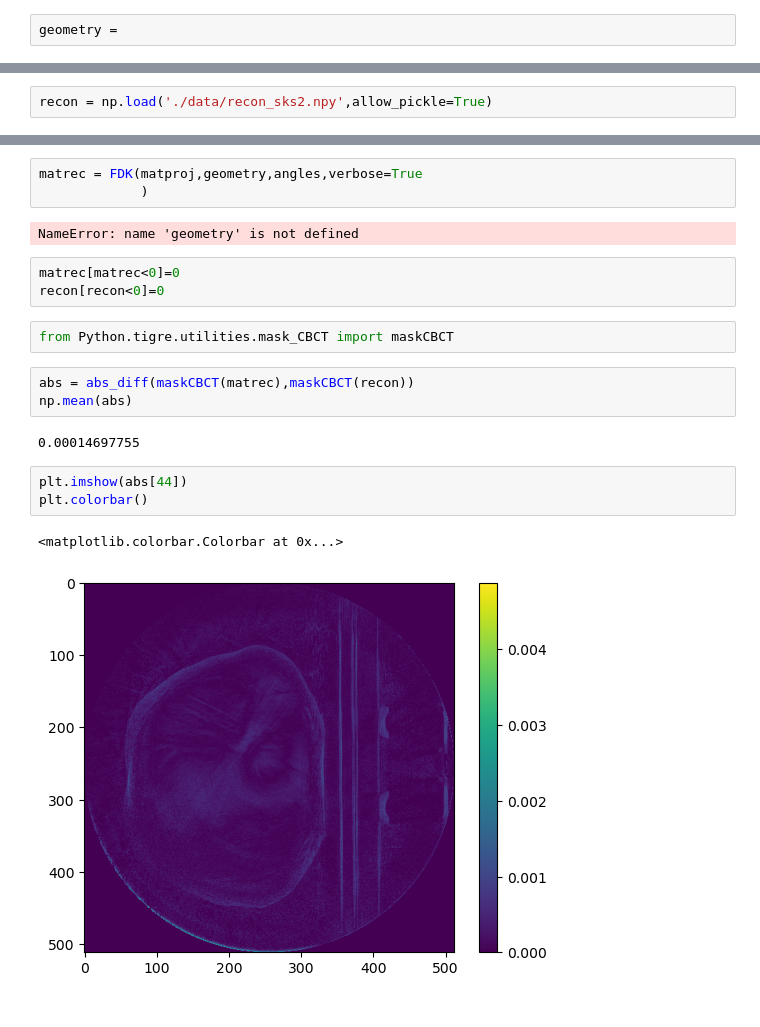
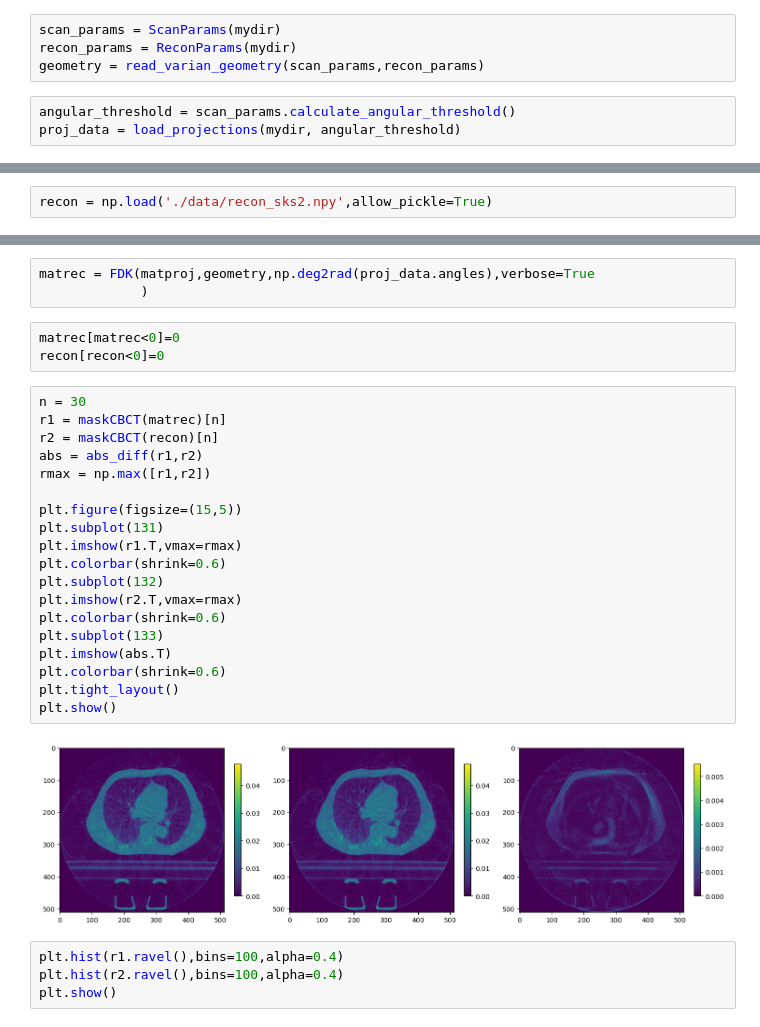
Before and after one commit to CERN/TIGRE, a Jupyter notebook: matlab_python_compare.ipynb, the cells around one changed output, grey strips where cells are left out. Saved outputs shown, nothing was run; the diff lists cells and outputs as text.

```diff
--- a/matlab_python_compare.ipynb
+++ b/matlab_python_compare.ipynb
@@ -6,7 +8,12 @@ from Python.tigre.algorithms.single_pass_algorithms import FDK
 # %%
 mydir = "C:/CBCT_Scatter_Removal_Project/data/clinical/4100758/2021-07-06_101037/11528a87-b894-4239-846d-45d8fd1efeda"
 # %%
-geometry =
+scan_params = ScanParams(mydir)
+recon_params = ReconParams(mydir)
+geometry = read_varian_geometry(scan_params,recon_params)
+# %%
+angular_threshold = scan_params.calculate_angular_threshold()
+proj_data = load_projections(mydir, angular_threshold)
 # %%
 def abs_diff(a,b):
     return np.abs(a-b)
@@ -34,21 +33,31 @@ matfile.close()
 # %%
-matrec = FDK(matproj,geometry,angles,verbose=True
+matrec = FDK(matproj,geometry,np.deg2rad(proj_data.angles),verbose=True
              )
-# %% [output]
-NameError: name 'geometry' is not defined
 # %%
 matrec[matrec<0]=0
 recon[recon<0]=0
 # %%
-from Python.tigre.utilities.mask_CBCT import maskCBCT
+n = 30
+r1 = maskCBCT(matrec)[n]
+r2 = maskCBCT(recon)[n]
+abs = abs_diff(r1,r2)
+rmax = np.max([r1,r2])
+
+plt.figure(figsize=(15,5))
+plt.subplot(131)
+plt.imshow(r1.T,vmax=rmax)
+plt.colorbar(shrink=0.6)
+plt.subplot(132)
+plt.imshow(r2.T,vmax=rmax)
+plt.colorbar(shrink=0.6)
+plt.subplot(133)
+plt.imshow(abs.T)
+plt.colorbar(shrink=0.6)
+plt.tight_layout()
+plt.show()
+# %% [output]
+[figure, added]
-# %%
-abs = abs_diff(maskCBCT(matrec),maskCBCT(recon))
-np.mean(abs)
-# %% [output]
-0.00014697755
-# %%
-plt.imshow(abs[44])
-plt.colorbar()
-# %% [output]
-<matplotlib.colorbar.Colorbar at 0x...>
-[figure, removed]
+# %%
+plt.hist(r1.ravel(),bins=100,alpha=0.4)
+plt.hist(r2.ravel(),bins=100,alpha=0.4)
+plt.show()
```
Also changed, not shown: parts of 7 cells of this notebook, 2 other files.
